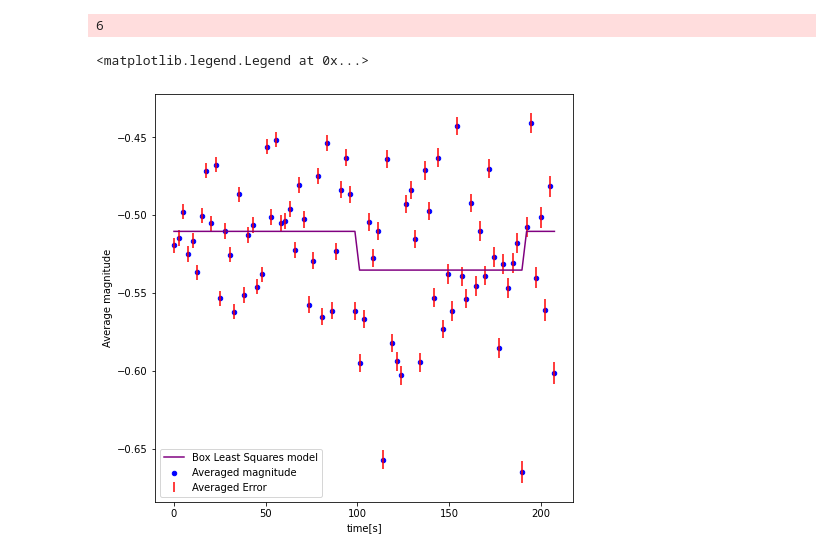
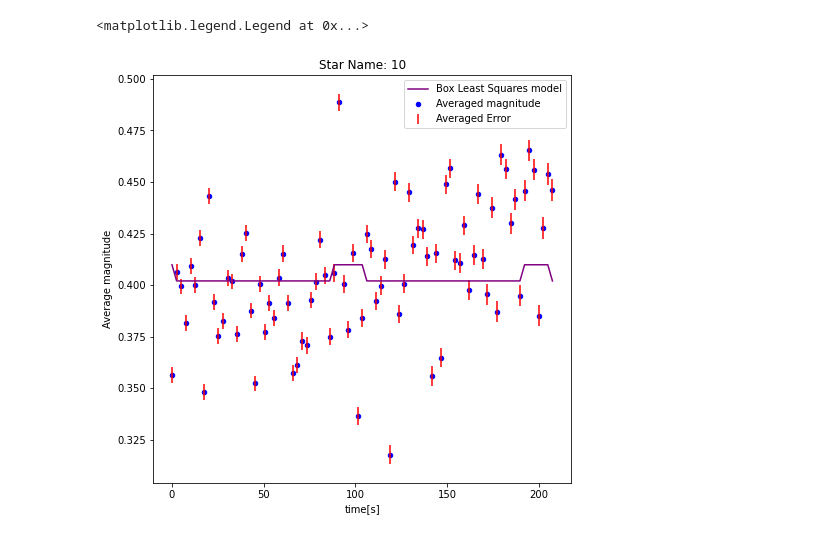
Before and after one commit to HMVoden/differential-photometry, a Jupyter notebook: differential_photometry.ipynb, the cells around one changed output. Drawn from its saved outputs; the diff is of its cells as text; code cells hidden in the pictures.

```diff
--- a/differential_photometry.ipynb
+++ b/differential_photometry.ipynb
@@ -3,14 +3,22 @@ import numpy as np
 import pandas as pd
 import matplotlib.pyplot as plt
 import astropy.units as u
+import pprint
+import warnings
 
 from numpy import sqrt
 from astropy.timeseries import BoxLeastSquares, TimeSeries
 from astropy.time import Time
 from scipy.signal import medfilt
+from feets.preprocess import remove_noise
+from feets import FeatureSpace, ExtractorWarning
+
+## CONSTANTS ============================================================================
 
 FILENAME = 'data.csv' # Change me to work with different files/filename
 # FILENAME = 'wasp.xlsx'
+
+## FUNCTIONS ============================================================================
 
 def subtract_all_magnitudes(magnitudes: np.ndarray) -> np.ndarray:
     all_magnitudes_subtracted = [] # List so appending is not memory-intensive
@@ -36,7 +44,7 @@ def box_model_data(data: np.ndarray, exposure_time: float, uncertainties: np.nda
     samples = data.shape[1]
     time = np.linspace(0, samples*exposure_time, samples)*u.second
     time_middle = np.median(time)-(5*u.second) # to push it to a single giant tophat
-    durations = np.linspace(time_middle/5, time_middle, 15)
+    durations = np.linspace(time_middle/5, time_middle, 15) # Tuning durations affects runtime and how many tophats/boxes appear
     accumulated_results = []
 
     for i, sample in enumerate(data):
@@ -50,59 +58,88 @@ def box_model_data(data: np.ndarray, exposure_time: float, uncertainties: np.nda
         stats = model.compute_stats(period, duration, t0)
         model_fit = model.model(time, period, duration, t0)
 
-        if(stats['transit_times'].size == 1):
-            result = {'name': i,
-                    'best_fit_values': {'index': index, 'period': period, 'transit_time':t0, 'duration': duration},
-                    'data': sample,
-                    'uncertainty': uncertainty,
-                    'stats': stats,
-                    'fitted_model': model_fit,
-                    'time': time}
-            accumulated_results.append(result)
+        # if(stats['transit_times'].size == 1):
+        result = {'name': i,
+                'best_fit_values': {'index': index, 'period': period, 'transit_time':t0, 'duration': duration},
+                'data': sample,
+                'uncertainty': uncertainty,
+                'stats': stats,
+                'fitted_model': model_fit,
+                'time': time}
+        accumulated_results.append(result)
 
     return np.array(accumulated_results)
 
+def all_feets_indices(data: np.ndarray, exposure_time: float, uncertainties: np.ndarray) -> list:
+    samples = data.shape[1]
+    time = np.linspace(0, samples*exposure_time, samples)
+    result = []
+
+    for i, sample in enumerate(data):
+        uncertainty = uncertainties[i]
+        time, sample, uncertainty = remove_noise(time, sample, uncertainty, error_limit=3, std_limit=5)
+        lc = (time, sample, uncertainty)
+        feature_space = FeatureSpace(data=['time','magnitude','error'])
+        features, values = feature_space.extract(*lc)
+        result.append(dict(zip(features, values)))
+
+    return result
+
+
+## CALCULATION ============================================================================
 
 df = pd.read_csv(FILENAME)
 # df = pd.read_excel(FILENAME)
 
 df.columns = df.columns.str.strip().str.lower().str.replace(' ', '_').str.replace('(', '_').str.replace(')', '').str.replace('<', '').str.replace('>','')
 # Cleanup of headers, could be made more succinct with a simple REGEX
-df = df[['obj', 'mag', 'error', 'error_t', 's/n']] #Reduce to what we need
+df = df[['obj', 'mag', 'error', 'error_t', 's/n', 'x', 'y', 'column', 'row']] #Reduce to what we need
 
 mags = df['mag'].to_numpy()
 error = df['error_t'].to_numpy()
 
 rows = df.shape[0]
 num_stars = df['obj'].nunique() # so we know how many stars we're working with
 samples = int(rows/num_stars)   # Need this so we know how many files we're working with
 
 mags = np.reshape(mags, (samples, num_stars))      # Stack both mags and error according to time, new column = new file in time
 error = np.reshape(error, (samples, num_stars))
 diff_mags = subtract_all_magnitudes(mags)          # array of arrays, each array corresponding to a single star as the 'target'
 uncertainties = calculate_all_uncertainties(error) # Each individual array is organized by incrementing time in columns, rows are stars
 average_diff_mags = np.mean(diff_mags, axis=1, dtype=np.float64) # mean of every column, accumulating all stars at particular time
 average_uncertainties = sqrt(np.sum(uncertainties**2, axis=1, dtype=np.float64))/uncertainties[0].shape[0] # sum of squares of each column, then sqrt'd
 
 box_model_results = box_model_data(average_diff_mags, 2.5, average_uncertainties)
 
-test_index = 2
+# warnings.filterwarnings("ignore", category=DeprecationWarning) # Need this to prevent it from spamming
+# warnings.filterwarnings("ignore", category=ExtractorWarning)
+# indices = all_feets_indices(average_diff_mags, 2.5, average_uncertainties)
+# feature_df = pd.DataFrame(indices)
+# feature_df.to_excel('Features_of_stars.xlsx')
+
+# Data export for Dr. Langill
+# indices_of_stars = [ sub['name'] for sub in box_model_results]
+# original_data_filtered = df.iloc[indices_of_stars]
+# original_data_filtered.to_excel('Stars_with_varying_light.xlsx')
+
+# Data testing, want to look at all our findings
+test_index = 10
 test_data = box_model_results[test_index]
 test_mag = test_data['data']
 test_uncert = test_data['uncertainty']
 test_model = test_data['fitted_model']
 test_time  = test_data['time']
-print(test_data['name'])
 
 # Plotting and whatnot
-test_df = pd.DataFrame({'average_magnitude': test_mag, 'average_uncertainty': test_uncert, 'time': test_time})
+test_df = pd.DataFrame({'name': test_data['name'], 'average_magnitude': test_mag, 'average_uncertainty': test_uncert, 'time': test_time})
+test_df.style.set_caption("Star number: %i" % test_data['name'])
 ax = test_df.plot.scatter(x='time', y='average_magnitude', color='b', figsize=(7.5, 7.5), label='Averaged magnitude')
 ax.plot(test_time, test_model, label='Box Least Squares model', color='purple')
 ax.errorbar(x=test_df['time'], y=test_df['average_magnitude'], yerr=test_df['average_uncertainty'], fmt='none', color='r', label='Averaged Error')
 ax.set_xlabel('time[s]')
 ax.set_ylabel('Average magnitude')
+ax.set_title("Star Name: %i" % test_data['name'])
 ax.legend()
 # %% [output]
-6
+<matplotlib.legend.Legend at 0x...>
-<matplotlib.legend.Legend at 0x...>
-[figure, old version]
+[figure, new version]
```
